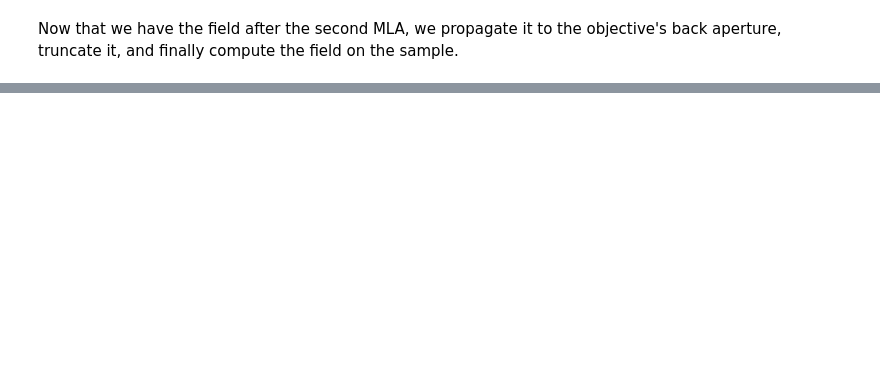
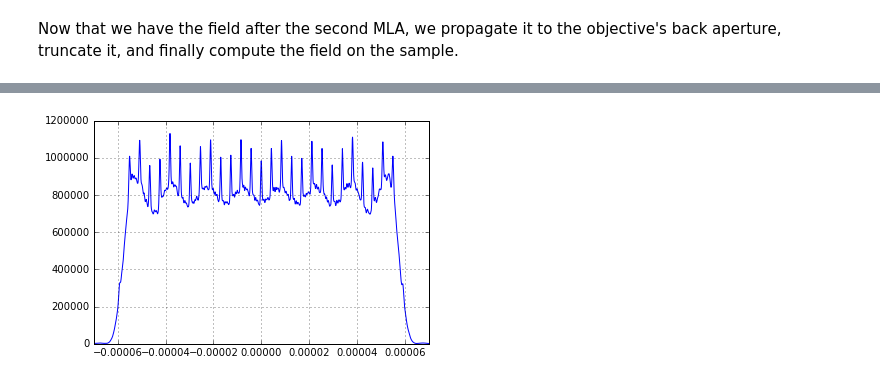
Before and after one commit to kmdouglass/simmla, a Jupyter notebook: publication_data/Basic 1D Simulation - GSM Beam.ipynb, the cells around one changed output, grey strips where cells are left out. Saved outputs shown, nothing was run; the diff lists cells and outputs as text; code cells hidden in the pictures; blank space fills up the shorter version.

```diff
--- a/publication_data/Basic 1D Simulation - GSM Beam.ipynb
+++ b/publication_data/Basic 1D Simulation - GSM Beam.ipynb
@@ -197,0 +254,7 @@ Power delivered to sample: 99.2872 mW
+# %%
+plt.plot(newGrid.pX, avgIrrad)
+plt.xlim((-70e-6, 70e-6))
+plt.grid(True)
+plt.show()
+# %% [output]
+[figure, added]
```
Also changed, not shown: parts of 12 cells of this notebook, 2 other files.
